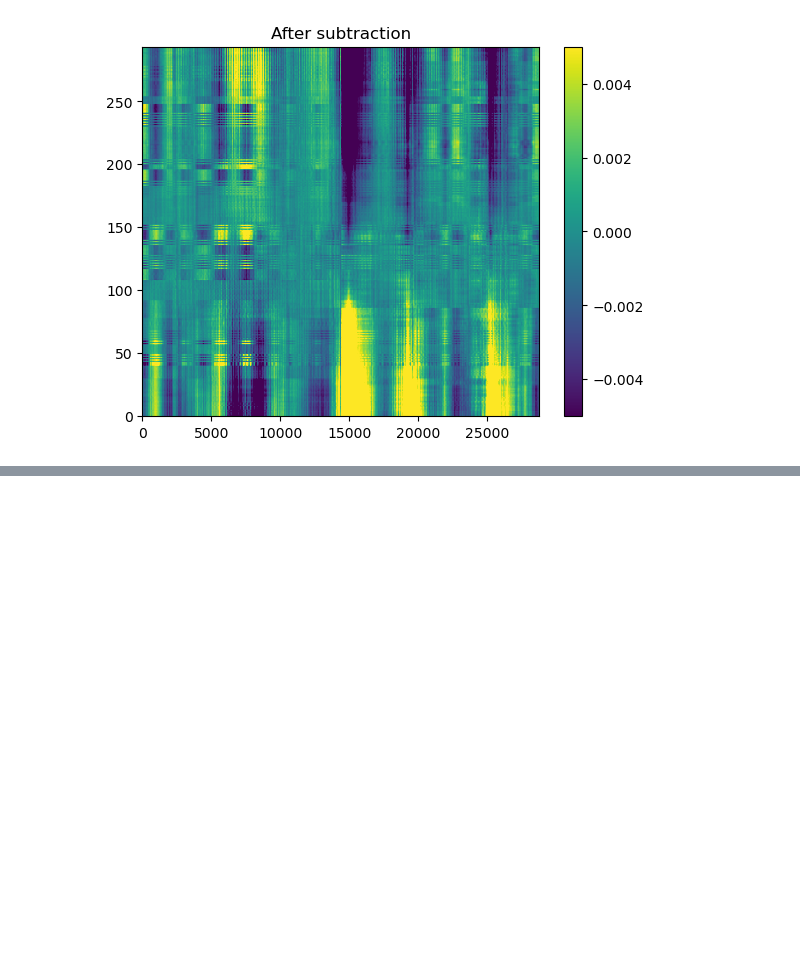
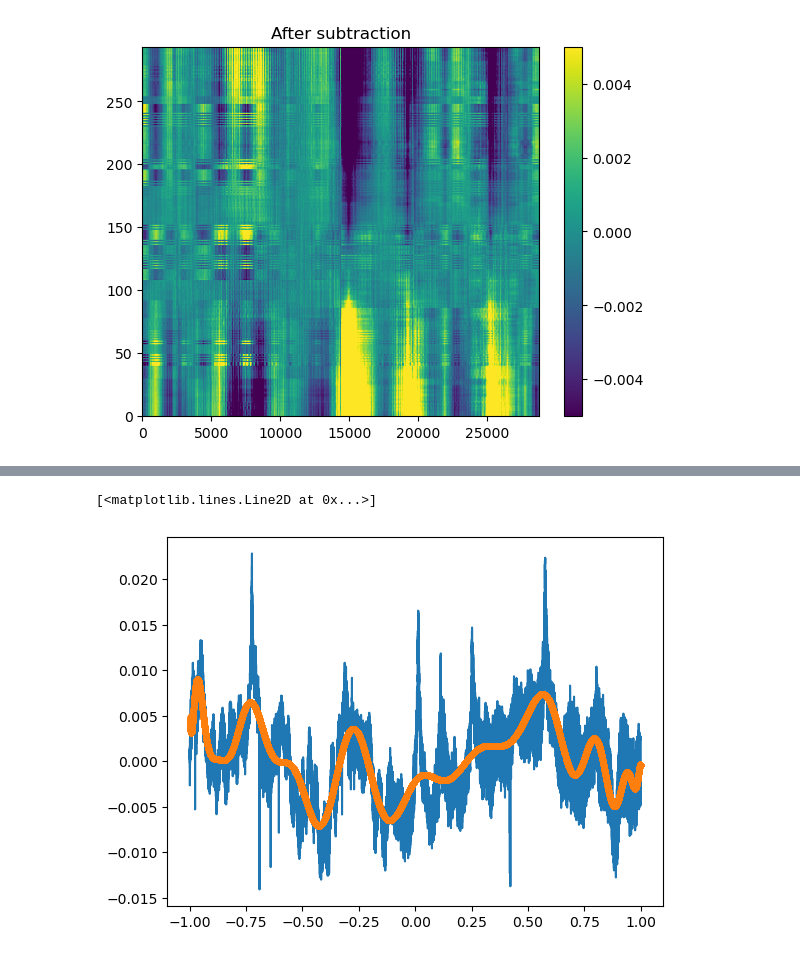
Before and after one commit to kartographer/ozone_radiometry, a Jupyter notebook: multi_spw_masking.ipynb, the cells around one changed output, grey strips where cells are left out. Cells and saved outputs as stored; diff of their text form; code cells hidden in the pictures; blank space fills up the shorter version.

```diff
--- a/multi_spw_masking.ipynb
+++ b/multi_spw_masking.ipynb
@@ -346,0 +397,11 @@ Text(0.5, 1.0, 'After subtraction')
+# %%
+good_mask = np.isfinite(stacked[50, :])
+#stacked_zeros[np.isnan(stacked)] = 0
+# %%
+res = linalg.lstsq(A[good_mask, :], stacked[50, good_mask])
+# %%
+plt.plot(norm_freq, stacked[50, :])
+plt.plot(norm_freq[good_mask], np.matmul(A[good_mask, :], res[0]), '.')
+# %% [output]
+[<matplotlib.lines.Line2D at 0x...>]
+[figure, added]
```
Also changed, not shown: parts of 12 cells of this notebook.
